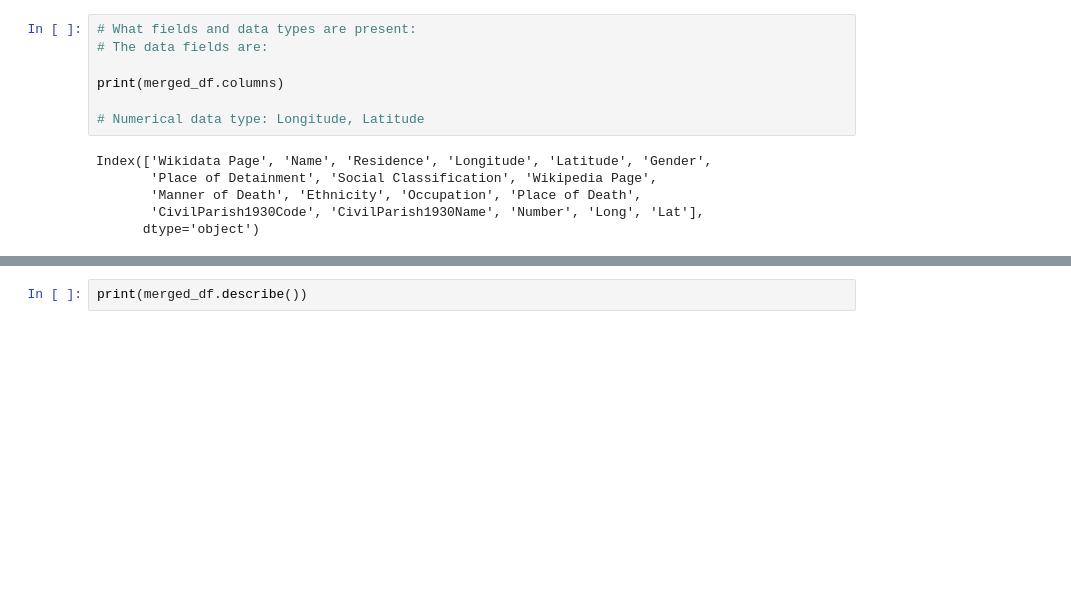
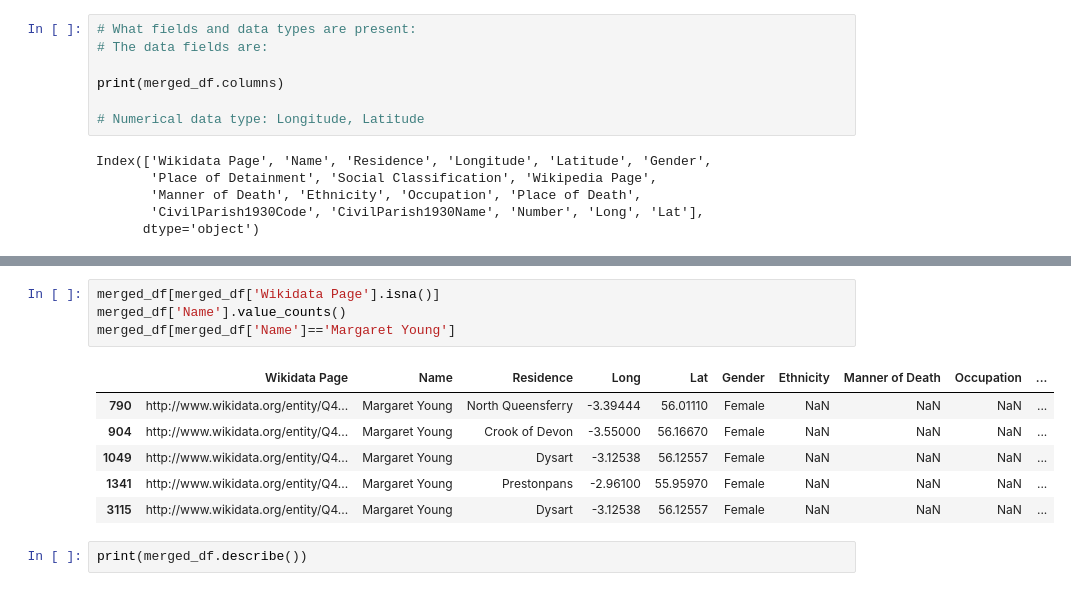
Before and after one commit to SLaDOS/Witches, a Jupyter notebook: Kiima/A2_templet.ipynb, the cells around one changed output, grey strips where cells are left out. Cells and saved outputs as stored; diff of their text form; blank space fills up the shorter version.

```diff
--- a/Kiima/A2_templet.ipynb
+++ b/Kiima/A2_templet.ipynb
@@ -161,4 +141,15 @@ memory usage: 778.5+ KB
 None
+# %%
+merged_df[merged_df['Wikidata Page'].isna()]
+merged_df['Name'].value_counts()
+merged_df[merged_df['Name']=='Margaret Young']
+# %% [output]
+|  | Wikidata Page | Name | Residence | Long | Lat | Gender | Ethnicity | Manner of Death | Occupation | ... |
+| 790 | http://www.wikidata.org/entity/Q4... | Margaret Young | North Queensferry | -3.39444 | 56.01110 | Female | NaN | NaN | NaN | ... |
+| 904 | http://www.wikidata.org/entity/Q4... | Margaret Young | Crook of Devon | -3.55000 | 56.16670 | Female | NaN | NaN | NaN | ... |
+| 1049 | http://www.wikidata.org/entity/Q4... | Margaret Young | Dysart | -3.12538 | 56.12557 | Female | NaN | NaN | NaN | ... |
+| 1341 | http://www.wikidata.org/entity/Q4... | Margaret Young | Prestonpans | -2.96100 | 55.95970 | Female | NaN | NaN | NaN | ... |
+| 3115 | http://www.wikidata.org/entity/Q4... | Margaret Young | Dysart | -3.12538 | 56.12557 | Female | NaN | NaN | NaN | ... |
 # %%
 print(merged_df.describe())
 # %% [output]
```
Also changed, not shown: parts of 3 cells of this notebook.
